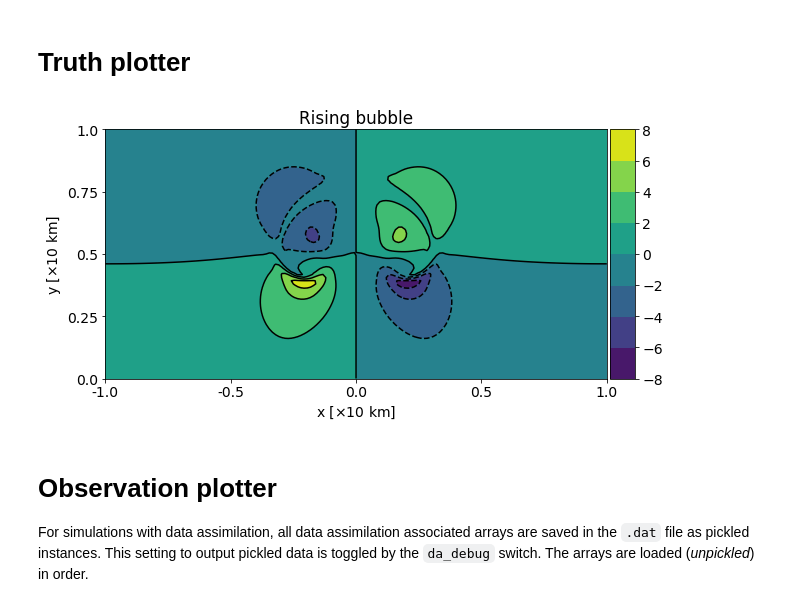
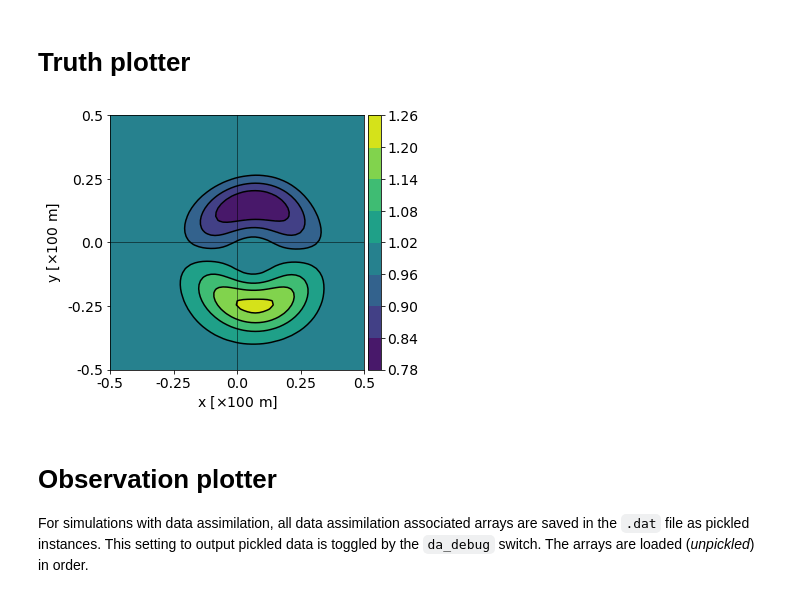
Before and after one commit to ray-chew/pyBELLA, a Jupyter notebook: visualiser_debugger/review_localdab/ic_obs_truth.ipynb, the cells around one changed output. Saved outputs shown, nothing was run; the diff lists cells and outputs as text; code cells hidden in the pictures.

```diff
--- a/visualiser_debugger/review_localdab/ic_obs_truth.ipynb
+++ b/visualiser_debugger/review_localdab/ic_obs_truth.ipynb
@@ -20,9 +20,9 @@ import pickle
 # For which test case do we plot?
 `swe` is the shallow water vortex, `euler` the Euler vortex and `rb` the rising bubble.
 # %%
-swe = False
+swe = True
 euler = False
-rb = True
+rb = False
 # %% [markdown]
 # Initial distribution plotter
 # %%
@@ -188,7 +188,7 @@ elif rb:
     lvls = np.linspace(300.0,302.0,11)
     lbl = 'rb'
 
-ll = [aa, la]
+ll = [aa, '']
 pl_lst = [ll]
 
 pl = pt.plotter(pl_lst,ncols=1,figsize=(10,5),sharey=False)
@@ -200,34 +200,34 @@ if swe:
     y_loc = np.linspace(0,Nz-1,5)
     x_axs = [-0.5,-0.25,0.0,0.25,0.5]
     y_axs = [-0.5,-0.25,0.0,0.25,0.5]
     axvline = 31.5
     axhline = 31.5
 elif euler:
     x_label = r'x [$\times 10$ km]'
     y_label = r'y [$\times 10$ km]'
     x_loc = np.linspace(0,Nx,5)
     y_loc = np.linspace(0,Ny,5)
     x_axs = [-0.5,-0.25,0.0,0.25,0.5]
     y_axs = [-0.5,-0.25,0.0,0.25,0.5]
     axvline = 32
     axhline = 32
 elif rb:
     x_label = r'x [$\times 10$ km]'
     y_label = r'y [$\times 10$ km]'
     x_loc = np.linspace(0,Nx-1,5)
     y_loc = np.linspace(0,Ny-1,5)
     x_axs = [-1.0,-0.5,0.0,0.5,1.0]
     y_axs = [0.0,0.25,0.5,0.75,1.0]
 
 if rb:
     pl.set_axes(x_locs=x_loc, y_locs=y_loc, x_axs=x_axs, y_axs=y_axs, x_label=x_label, y_label=y_label)
 else:
     pl.set_axes(x_locs=x_loc, y_locs=y_loc, x_axs=x_axs, y_axs=y_axs, x_label=x_label, y_label=y_label, axhline=axhline, axvline=axvline)
 _ = pl.plot(aspect='equal',method='contour')
 
 pl.save_fig('./output/%s_truth' %lbl)
 # %% [output]
-[figure, old version]
+[figure, new version]
 # %% [markdown]
 # Observation plotter
 
```
Also changed, not shown: 2 other files.
